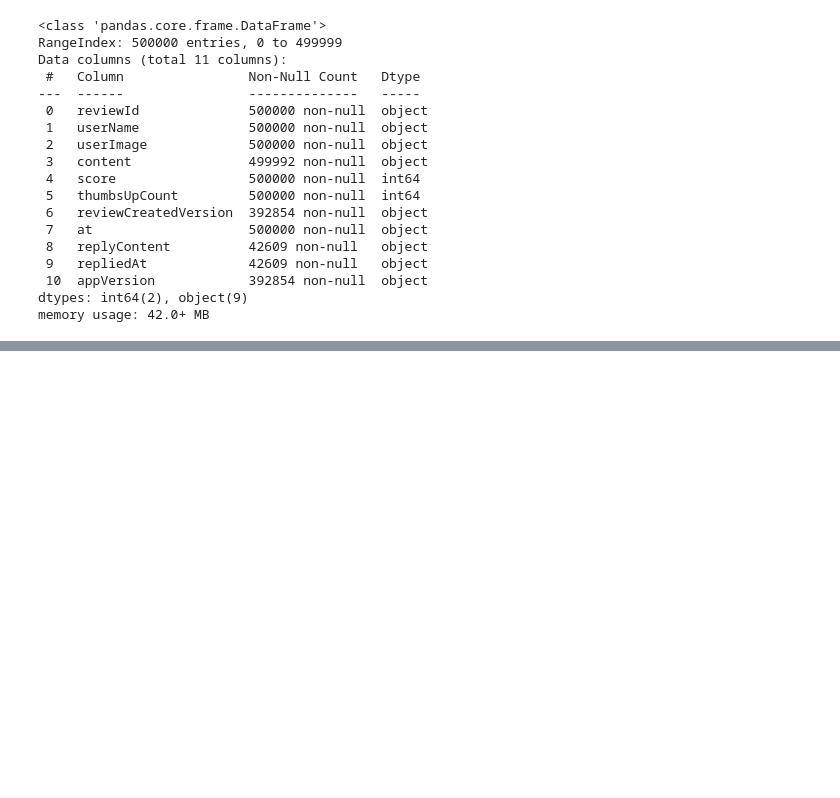
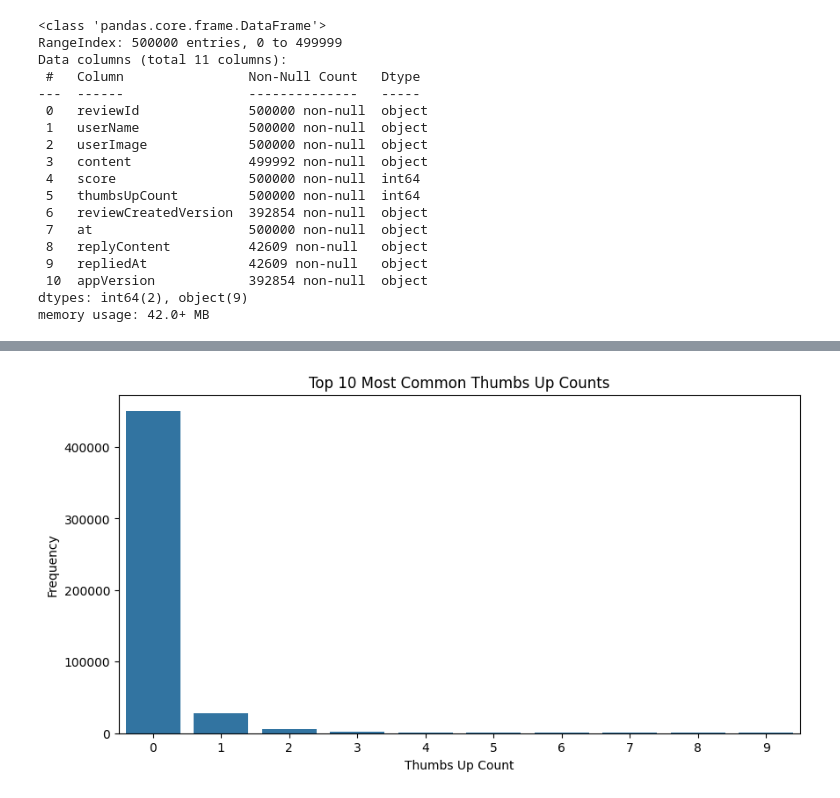
Before and after one commit to winson-ds/Spotify-DigitalMarketingAnalysis, a Jupyter notebook: 1.ipynb, the cells around one changed output, grey strips where cells are left out. Saved outputs shown, nothing was run; the diff lists cells and outputs as text; code cells hidden in the pictures; blank space fills up the shorter version.

```diff
--- a/1.ipynb
+++ b/1.ipynb
@@ -25,0 +140,11 @@ memory usage: 42.0+ MB
+# %%
+top_thumbs = df['thumbsUpCount'].value_counts().nlargest(10)
+
+plt.figure(figsize=(10, 5))
+sns.barplot(x=top_thumbs.index, y=top_thumbs.values)
+plt.title('Top 10 Most Common Thumbs Up Counts')
+plt.xlabel('Thumbs Up Count')
+plt.ylabel('Frequency')
+plt.show()
+# %% [output]
+[figure, added]
```
Also changed, not shown: parts of 21 cells of this notebook.
